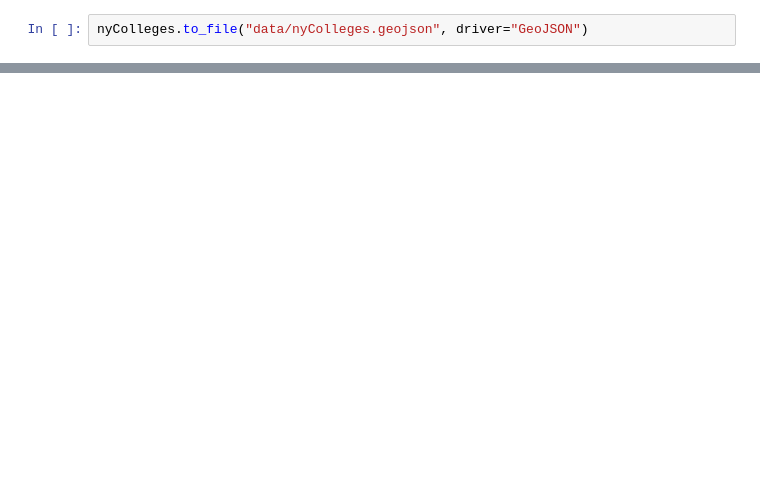
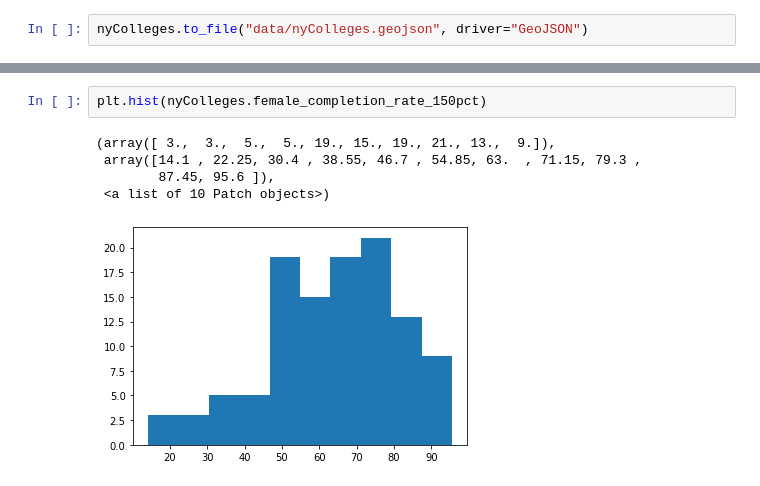
Before and after one commit to meiguan/collegeMap, a Jupyter notebook: prepDataForCollegeMap.ipynb, the cells around one changed output, grey strips where cells are left out. Cells and saved outputs as stored; diff of their text form; blank space fills up the shorter version.

```diff
--- a/prepDataForCollegeMap.ipynb
+++ b/prepDataForCollegeMap.ipynb
@@ -562,0 +658,8 @@ nyColleges.to_file("data/nyColleges.geojson", driver="GeoJSON")
+# %%
+plt.hist(nyColleges.female_completion_rate_150pct)
+# %% [output]
+(array([ 3.,  3.,  5.,  5., 19., 15., 19., 21., 13.,  9.]),
+ array([14.1 , 22.25, 30.4 , 38.55, 46.7 , 54.85, 63.  , 71.15, 79.3 ,
+        87.45, 95.6 ]),
+ <a list of 10 Patch objects>)
+[figure, added]
```
Also changed, not shown: parts of 21 cells of this notebook, 2 other files.
